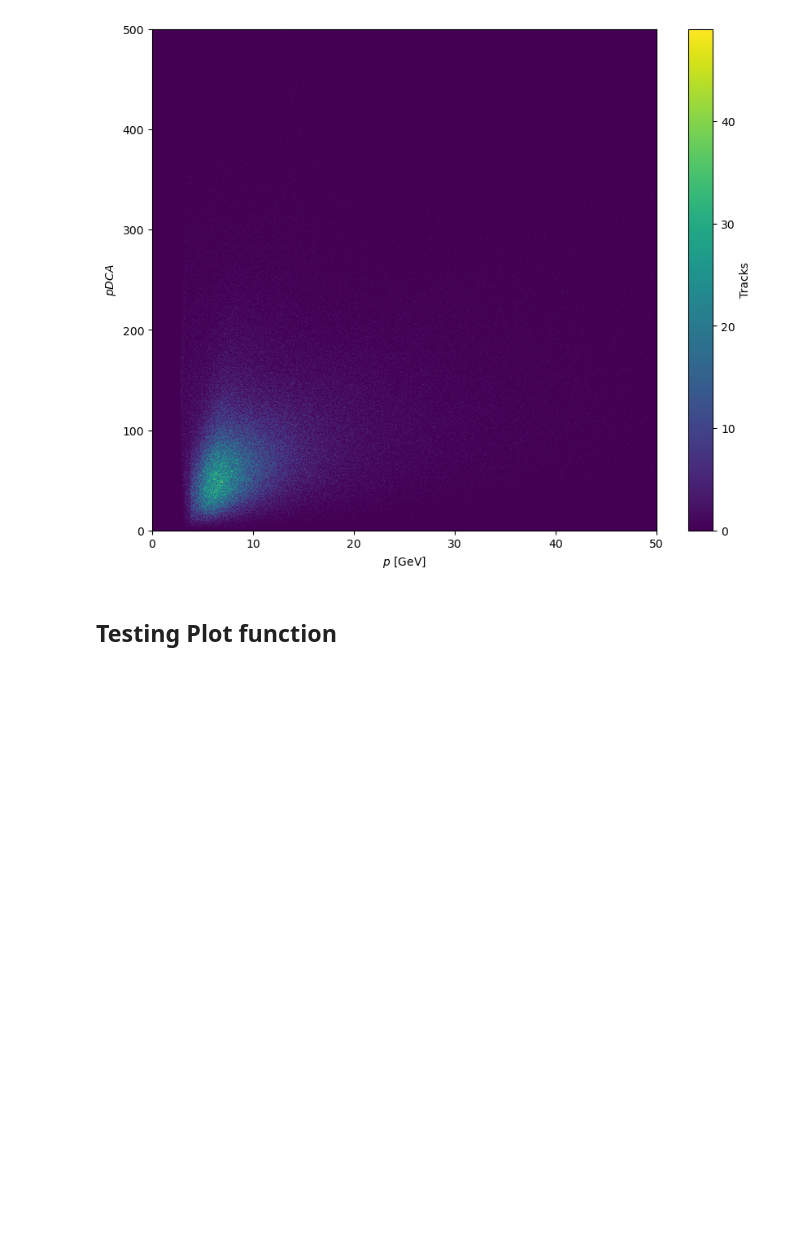
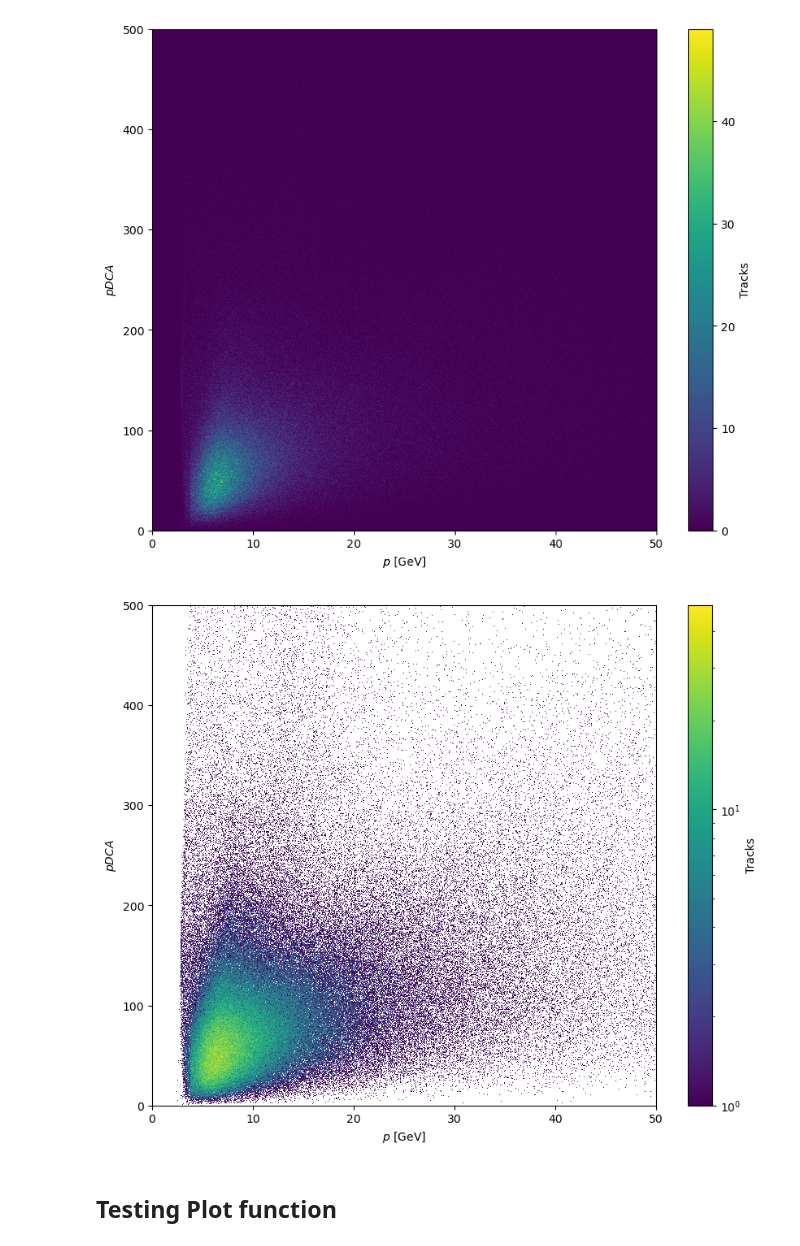
Before and after one commit to 00Goldy/qqbar2mumu-2025, a Jupyter notebook: notebooks/DATA/Data_Checks.ipynb, the cells around one changed output. Drawn from its saved outputs; the diff is of its cells as text; code cells hidden in the pictures; blank space fills up the shorter version.

```diff
--- a/notebooks/DATA/Data_Checks.ipynb
+++ b/notebooks/DATA/Data_Checks.ipynb
@@ -226,6 +229,15 @@ plt.ylabel(r'$pDCA$')
 plt.show()
 # %% [output]
 [figure]
+# %%
+plt.figure(figsize=(10, 8))
+plt.pcolormesh(*vhpDCA_VS_pRaw.axes.edges.T, np.ma.masked_less_equal(vhpDCA_VS_pRaw.values().T,0), cmap='viridis', norm=LogNorm())
+plt.colorbar(label='Tracks')
+plt.xlabel(r'$p$ [GeV]')
+plt.ylabel(r'$pDCA$')
+plt.show()
+# %% [output]
+[figure, added]
 # %% [markdown]
 ## Testing Plot function
 # %%
```
Also changed, not shown: parts of 7 cells of this notebook, 4 other files.
